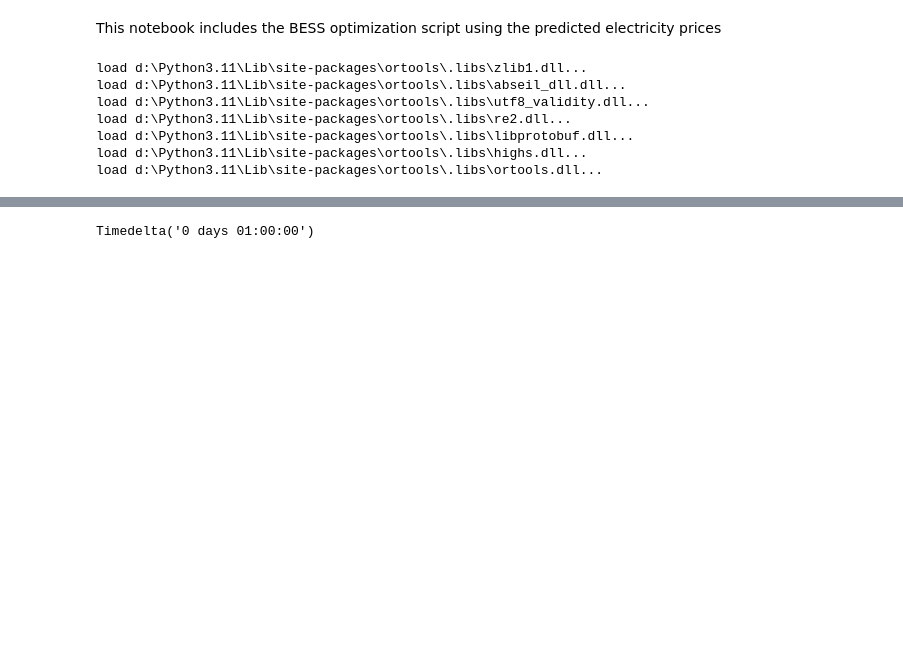
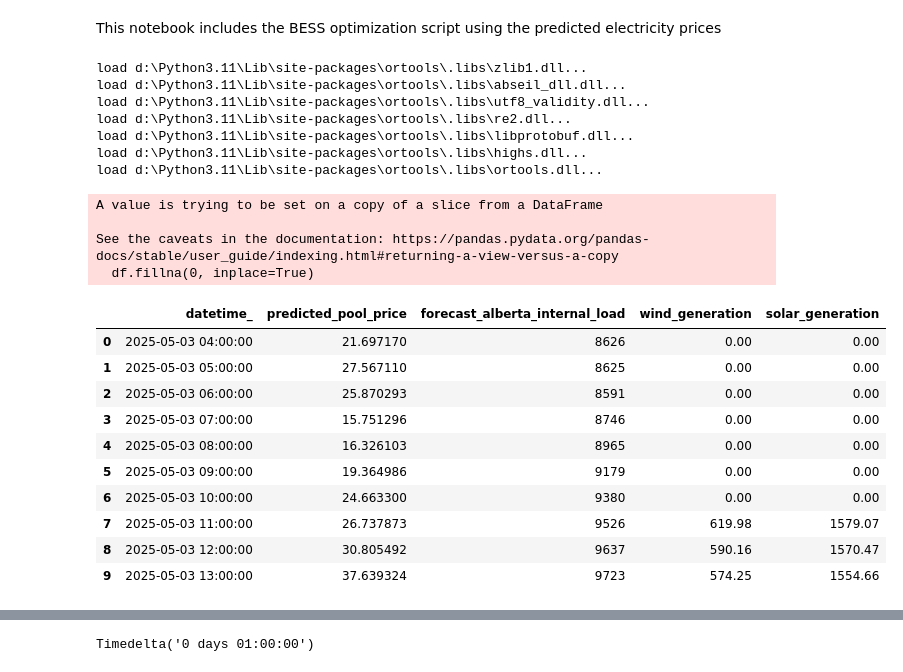
Before and after one commit to kevakba/BESS, a Jupyter notebook: Battery Optimization/Notebooks/BESS_Optimization.ipynb, the cells around one changed output, grey strips where cells are left out. Saved outputs shown, nothing was run; the diff lists cells and outputs as text; code cells hidden in the pictures; blank space fills up the shorter version.

```diff
--- a/Battery Optimization/Notebooks/BESS_Optimization.ipynb
+++ b/Battery Optimization/Notebooks/BESS_Optimization.ipynb
@@ -65,3 +72,24 @@ df = pd.concat([df2020, df2021, df2022, df2023, df2024], axis=0, ignore_index=Tr
+# %%
+df.fillna(0, inplace=True)
+# %% [output]
+A value is trying to be set on a copy of a slice from a DataFrame
+
+See the caveats in the documentation: https://pandas.pydata.org/pandas-docs/stable/user_guide/indexing.html#returning-a-view-versus-a-copy
+  df.fillna(0, inplace=True)
+# %%
+df.head(10)
+# %% [output]
+|  | datetime_ | predicted_pool_price | forecast_alberta_internal_load | wind_generation | solar_generation |
+| 0 | 2025-05-03 04:00:00 | 21.697170 | 8626 | 0.00 | 0.00 |
+| 1 | 2025-05-03 05:00:00 | 27.567110 | 8625 | 0.00 | 0.00 |
+| 2 | 2025-05-03 06:00:00 | 25.870293 | 8591 | 0.00 | 0.00 |
+| 3 | 2025-05-03 07:00:00 | 15.751296 | 8746 | 0.00 | 0.00 |
+| 4 | 2025-05-03 08:00:00 | 16.326103 | 8965 | 0.00 | 0.00 |
+| 5 | 2025-05-03 09:00:00 | 19.364986 | 9179 | 0.00 | 0.00 |
+| 6 | 2025-05-03 10:00:00 | 24.663300 | 9380 | 0.00 | 0.00 |
+| 7 | 2025-05-03 11:00:00 | 26.737873 | 9526 | 619.98 | 1579.07 |
+| 8 | 2025-05-03 12:00:00 | 30.805492 | 9637 | 590.16 | 1570.47 |
+| 9 | 2025-05-03 13:00:00 | 37.639324 | 9723 | 574.25 | 1554.66 |
 # %%
 #Convert the datetime column to datetime format and sort the dataframe by time
 df['datetime_'] = pd.to_datetime(df['datetime_'])
```
Also changed, not shown: parts of 9 cells of this notebook, 1 other file.
